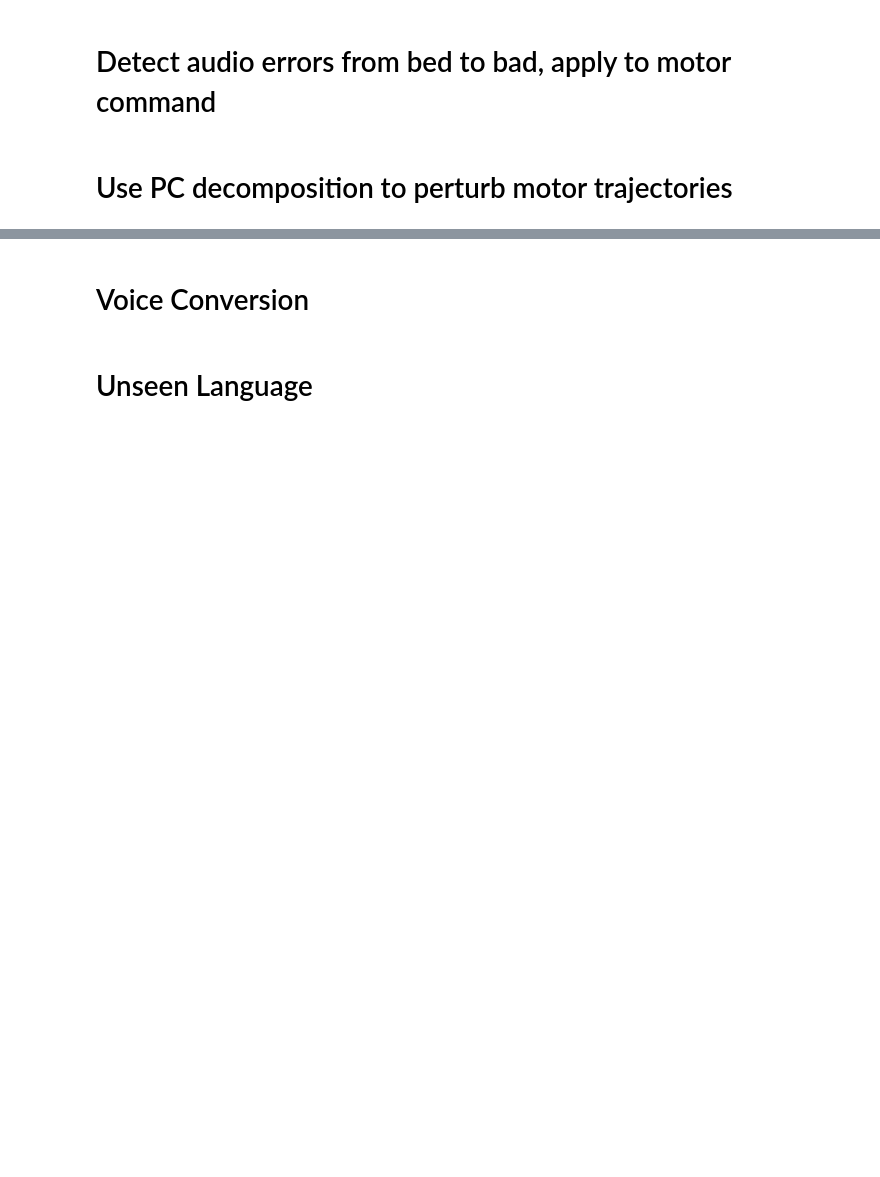
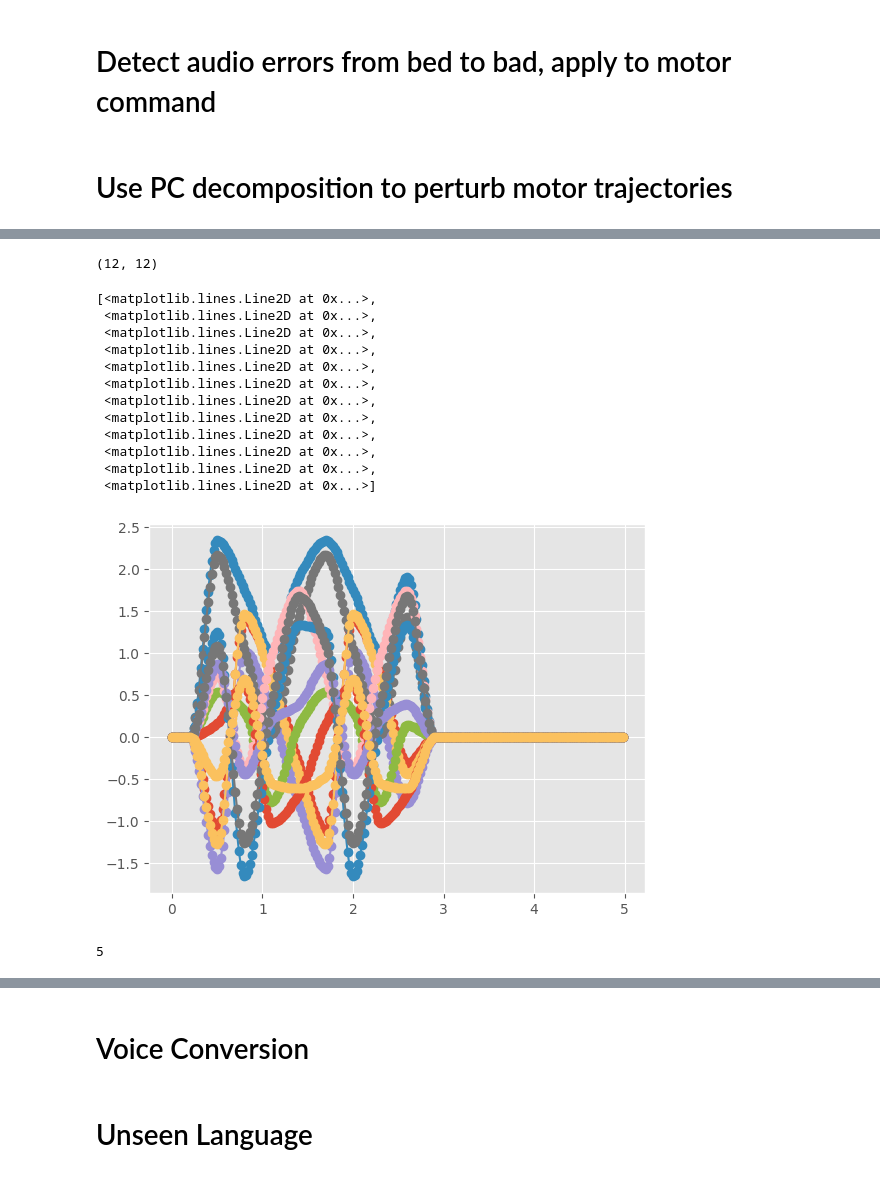
Before and after one commit to mguillau-commits/mrep, a Jupyter notebook: notebooks/process_diva_wavfiles.ipynb, the cells around one changed output, grey strips where cells are left out. Saved outputs shown, nothing was run; the diff lists cells and outputs as text; code cells hidden in the pictures; blank space fills up the shorter version.

```diff
--- a/notebooks/process_diva_wavfiles.ipynb
+++ b/notebooks/process_diva_wavfiles.ipynb
@@ -889,0 +1162,60 @@ _extract_ema: v4
+# %%
+# extract vowel PC representations
+vowels = ["pAHk", "pEHk", "pUWk", "pIYk"]
+vowel_time = [1.3, 1.5]
+vowels_pc = {}
+
+for iv, v in enumerate(vowels):
+    f1_idx = next(i for i, s in enumerate(files) if v in s)
+
+    idxs = [np.argmin(abs(emas_orig_time[f1_idx] - t)) for t in vowel_time]
+    pc_alltimes = emas_orig[f1_idx][idxs[0]:idxs[1], :]
+    vowels_pc[v] = np.mean(pc_alltimes, axis=0).reshape([12,1])
+
+# vowels_pc['pAHk'].shape
+# emas_orig[f1_idx].shape
+
+viapts = np.concat([vowels_pc['pIYk'], vowels_pc['pUWk'], vowels_pc['pAHk'], vowels_pc['pEHk']], axis=1)
+viapts = np.concat([viapts, viapts], axis=1)
+
+viapts = np.concat([np.zeros([viapts.shape[0], 2]),  viapts, np.zeros([viapts.shape[0], 2])], axis=1)
+#  = [0 0.4 0.8 1.2 1.6 2.0 2.4]
+timepts = 0.5 + np.arange(8) * 0.3 #
+timepts = np.concatenate([[0, timepts[0]-0.3],timepts,[timepts[-1]+0.3, 5]])
+
+# timepts.shape viapts.shape
+
+
+from scipy.interpolate import CubicSpline, PchipInterpolator, Akima1DInterpolator
+from scipy.interpolate import interp1d
+
+spl = [PchipInterpolator(timepts, viapts[i, :]) for i in range(viapts.shape[0])]
+# timepts_sample = 1.2 + np.arange(0, timepts[-1], 1/FS_SPARC_CODE)
+timepts_sample = np.arange(0, 5, 1/FS_SPARC_CODE)
+# timepts_sample.shape
+
+aroundtown = {}
+aroundtown['M'] = np.vstack([spl[i](timepts_sample) for i in range(viapts.shape[0])]).T
+aroundtown['t'] = timepts_sample
+aroundtown['m'] = M2m(aroundtown['M'].T, PC).T
+# %%
+viapts.shape
+# %% [output]
+(12, 12)
+# %%
+# plt.plot(timepts, viapts.T, "-o")
+plt.plot(aroundtown['t'], aroundtown['M'], "-o")
+# %% [output]
+[<matplotlib.lines.Line2D at 0x...>,
+ <matplotlib.lines.Line2D at 0x...>,
+ <matplotlib.lines.Line2D at 0x...>,
+ <matplotlib.lines.Line2D at 0x...>,
+ <matplotlib.lines.Line2D at 0x...>,
+ <matplotlib.lines.Line2D at 0x...>,
+ <matplotlib.lines.Line2D at 0x...>,
+ <matplotlib.lines.Line2D at 0x...>,
+ <matplotlib.lines.Line2D at 0x...>,
+ <matplotlib.lines.Line2D at 0x...>,
+ <matplotlib.lines.Line2D at 0x...>,
+ <matplotlib.lines.Line2D at 0x...>]
+[figure, added]
@@ -889,0 +1266,4 @@ _extract_ema: v4
+# %%
+f2_idx
+# %% [output]
+5
```
Also changed, not shown: parts of 44 cells of this notebook.
